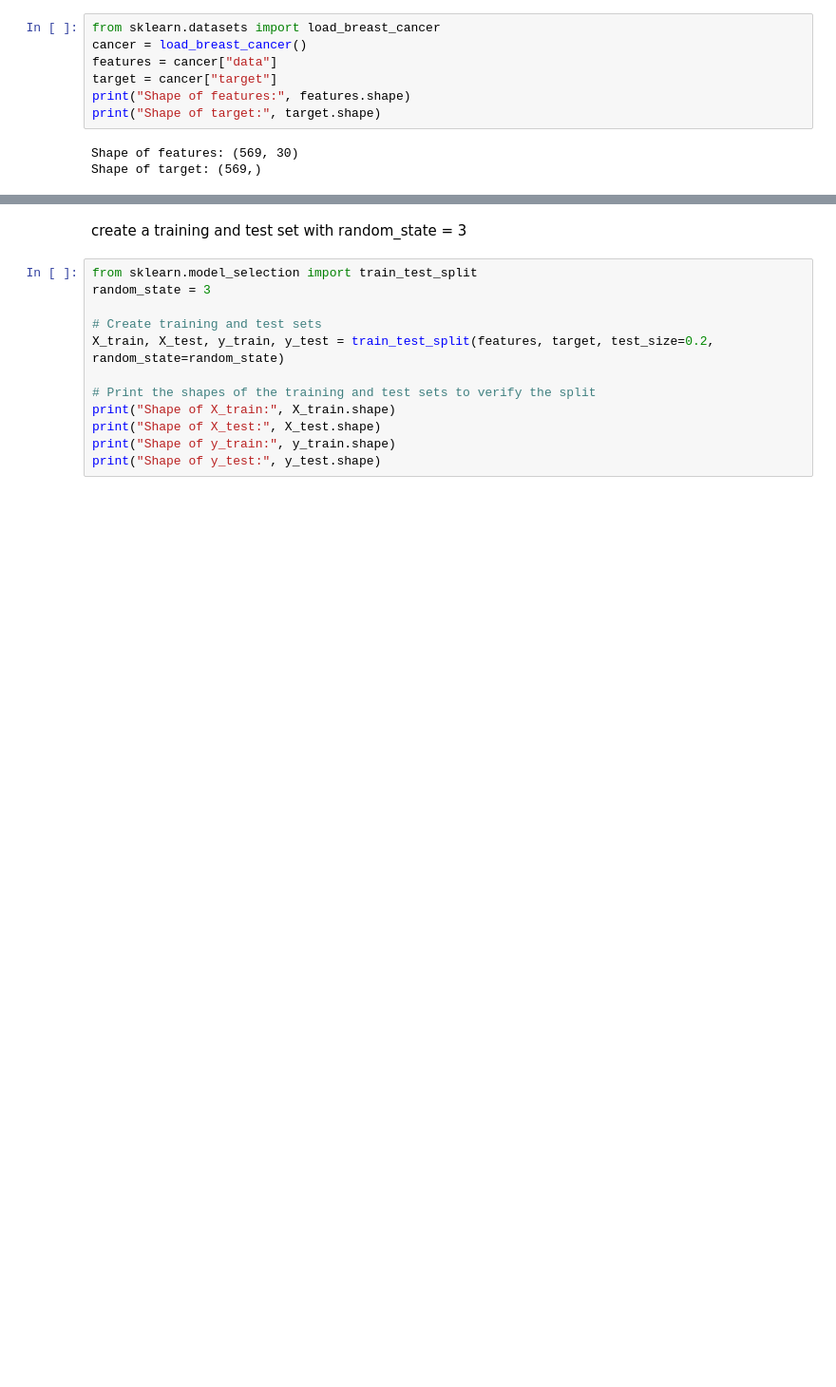
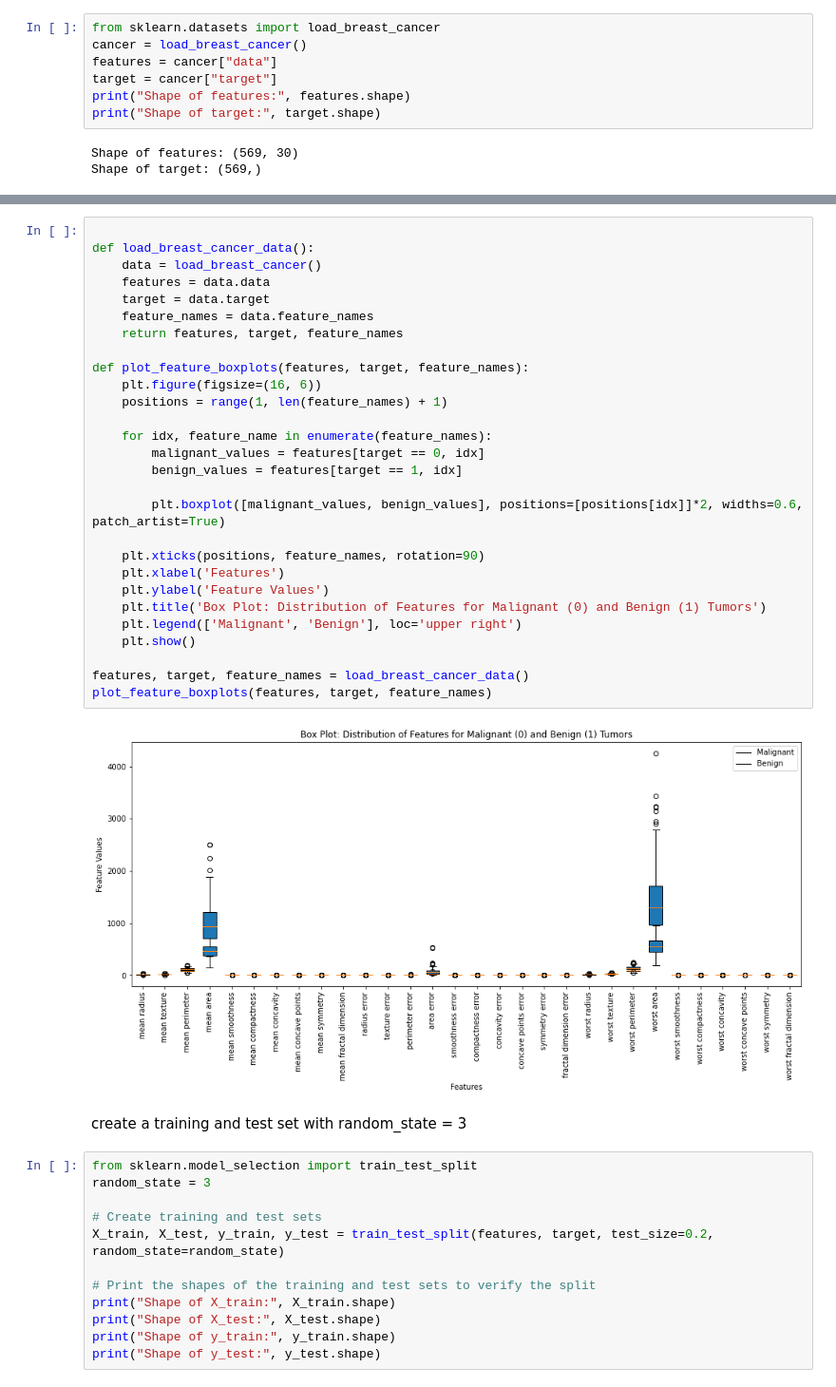
Before and after one commit to kiran1-1/DS602, a Jupyter notebook: week07/week7 - decision-tree-homework.ipynb, the cells around one changed output, grey strips where cells are left out. Shown at 95% size. Drawn from its saved outputs; the diff is of its cells as text; blank space fills up the shorter version.

```diff
--- a/week07/week7 - decision-tree-homework.ipynb
+++ b/week07/week7 - decision-tree-homework.ipynb
@@ -74,3 +90,33 @@ plt.show()
+# %%
+
+def load_breast_cancer_data():
+    data = load_breast_cancer()
+    features = data.data
+    target = data.target
+    feature_names = data.feature_names
+    return features, target, feature_names
+
+def plot_feature_boxplots(features, target, feature_names):
+    plt.figure(figsize=(16, 6))
+    positions = range(1, len(feature_names) + 1)
+
+    for idx, feature_name in enumerate(feature_names):
+        malignant_values = features[target == 0, idx]
+        benign_values = features[target == 1, idx]
+
+        plt.boxplot([malignant_values, benign_values], positions=[positions[idx]]*2, widths=0.6, patch_artist=True)
+
+    plt.xticks(positions, feature_names, rotation=90)
+    plt.xlabel('Features')
+    plt.ylabel('Feature Values')
+    plt.title('Box Plot: Distribution of Features for Malignant (0) and Benign (1) Tumors')
+    plt.legend(['Malignant', 'Benign'], loc='upper right')
+    plt.show()
+
+features, target, feature_names = load_breast_cancer_data()
+plot_feature_boxplots(features, target, feature_names)
+# %% [output]
+[figure, added]
 # %% [markdown]
 create a training and test set with random_state = 3
 # %%
```
Also changed, not shown: parts of 18 cells of this notebook.
